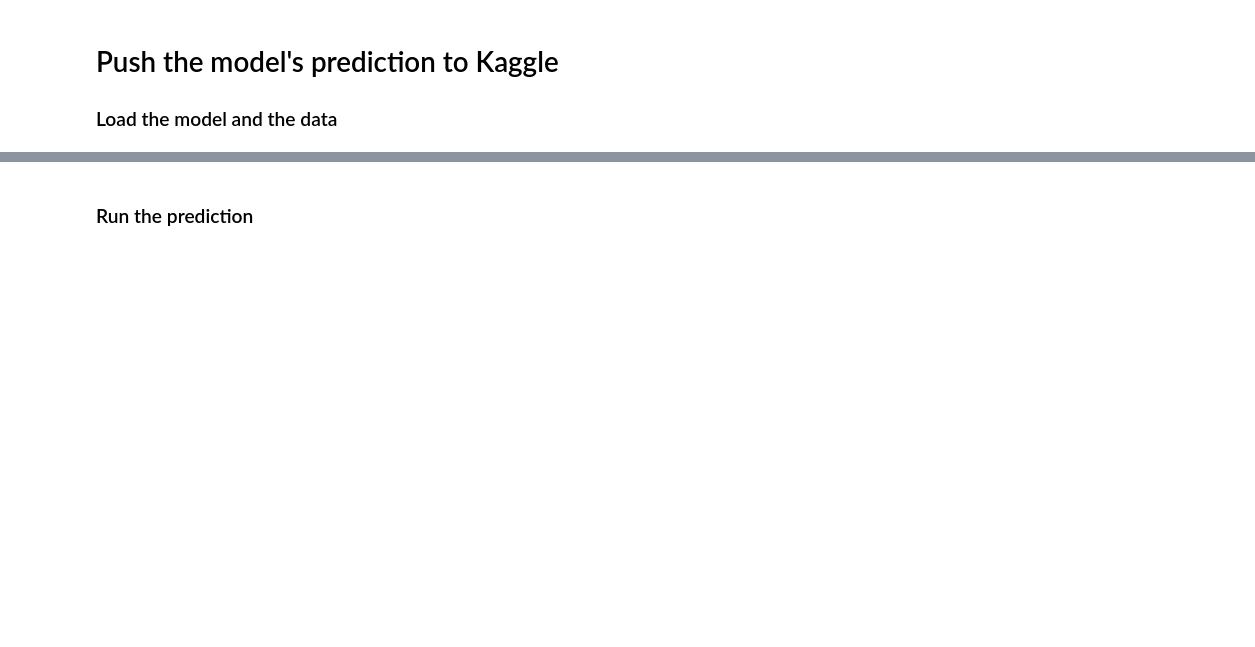
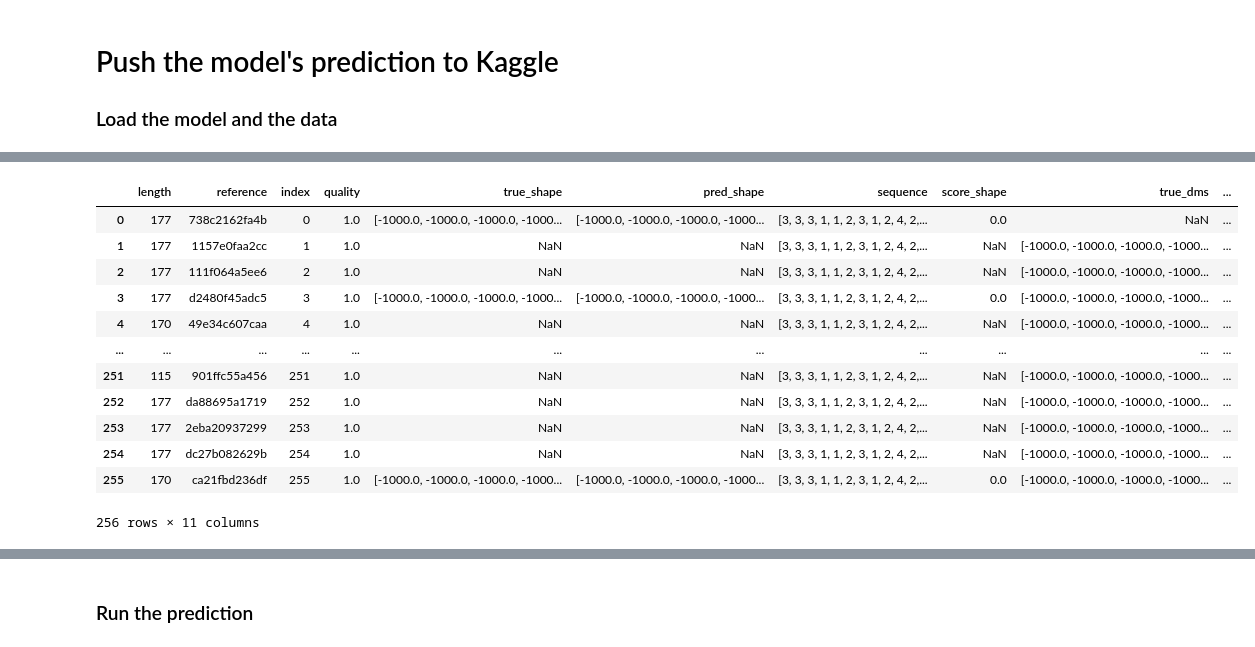
Before and after one commit to rouskinlab/eFold, a Jupyter notebook: scripts/ribonanza.ipynb, the cells around one changed output, grey strips where cells are left out. Saved outputs shown, nothing was run; the diff lists cells and outputs as text; code cells hidden in the pictures; blank space fills up the shorter version.

```diff
--- a/scripts/ribonanza.ipynb
+++ b/scripts/ribonanza.ipynb
@@ -15,0 +38,51 @@ trainer = Trainer()
+# %%
+# rebuild this into a series of lines
+
+REFERENCE_METRIC = {
+    'structure': 'f1',
+    'dms': 'mae',
+    'shape': 'mae'
+}
+
+from dmsensei.core.metrics import metric_factory
+from torch import tensor
+
+lines = []
+for a in dm.predict_dataloader():
+    break
+data, metadata = a
+
+for idx in range(len(metadata['index'])):
+    line = {}
+    for k, v in metadata.items():
+        line[k] = v[idx]
+    # for k, v in predictions.items():
+    #     line['pred_{}'.format(k)] = v[idx]
+    lines.append(line)
+for data_type, vals in data.items():
+    for k,v in zip(vals['index'], vals['values'].tolist()):
+        name = "true_{}".format(data_type) if data_type != 'sequence' else 'sequence'
+        lines[k.item()][name] = v
+        lines[k.item()][name.replace('true', 'pred')] = v
+
+for data_type in ['dms','shape']:
+    for line in lines:
+        if not ('true_{}'.format(data_type) in line and 'pred_{}'.format(data_type) in line):
+            continue
+        line['score_{}'.format(data_type)] = metric_factory[REFERENCE_METRIC[data_type]](pred=tensor(line['pred_{}'.format(data_type)]), true=tensor(line['true_{}'.format(data_type)]), batch=False)
+# %%
+pd.DataFrame(lines)
+# %% [output]
+|  | length | reference | index | quality | true_shape | pred_shape | sequence | score_shape | true_dms | ... |
+| 0 | 177 | 738c2162fa4b | 0 | 1.0 | [-1000.0, -1000.0, -1000.0, -1000... | [-1000.0, -1000.0, -1000.0, -1000... | [3, 3, 3, 1, 1, 2, 3, 1, 2, 4, 2,... | 0.0 | NaN | ... |
+| 1 | 177 | 1157e0faa2cc | 1 | 1.0 | NaN | NaN | [3, 3, 3, 1, 1, 2, 3, 1, 2, 4, 2,... | NaN | [-1000.0, -1000.0, -1000.0, -1000... | ... |
+| 2 | 177 | 111f064a5ee6 | 2 | 1.0 | NaN | NaN | [3, 3, 3, 1, 1, 2, 3, 1, 2, 4, 2,... | NaN | [-1000.0, -1000.0, -1000.0, -1000... | ... |
+| 3 | 177 | d2480f45adc5 | 3 | 1.0 | [-1000.0, -1000.0, -1000.0, -1000... | [-1000.0, -1000.0, -1000.0, -1000... | [3, 3, 3, 1, 1, 2, 3, 1, 2, 4, 2,... | 0.0 | [-1000.0, -1000.0, -1000.0, -1000... | ... |
+| 4 | 170 | 49e34c607caa | 4 | 1.0 | NaN | NaN | [3, 3, 3, 1, 1, 2, 3, 1, 2, 4, 2,... | NaN | [-1000.0, -1000.0, -1000.0, -1000... | ... |
+| ... | ... | ... | ... | ... | ... | ... | ... | ... | ... | ... |
+| 251 | 115 | 901ffc55a456 | 251 | 1.0 | NaN | NaN | [3, 3, 3, 1, 1, 2, 3, 1, 2, 4, 2,... | NaN | [-1000.0, -1000.0, -1000.0, -1000... | ... |
+| 252 | 177 | da88695a1719 | 252 | 1.0 | NaN | NaN | [3, 3, 3, 1, 1, 2, 3, 1, 2, 4, 2,... | NaN | [-1000.0, -1000.0, -1000.0, -1000... | ... |
+| 253 | 177 | 2eba20937299 | 253 | 1.0 | NaN | NaN | [3, 3, 3, 1, 1, 2, 3, 1, 2, 4, 2,... | NaN | [-1000.0, -1000.0, -1000.0, -1000... | ... |
+| 254 | 177 | dc27b082629b | 254 | 1.0 | NaN | NaN | [3, 3, 3, 1, 1, 2, 3, 1, 2, 4, 2,... | NaN | [-1000.0, -1000.0, -1000.0, -1000... | ... |
+| 255 | 170 | ca21fbd236df | 255 | 1.0 | [-1000.0, -1000.0, -1000.0, -1000... | [-1000.0, -1000.0, -1000.0, -1000... | [3, 3, 3, 1, 1, 2, 3, 1, 2, 4, 2,... | 0.0 | [-1000.0, -1000.0, -1000.0, -1000... | ... |
+256 rows × 11 columns
```
Also changed, not shown: parts of 7 cells of this notebook, 26 other files.
